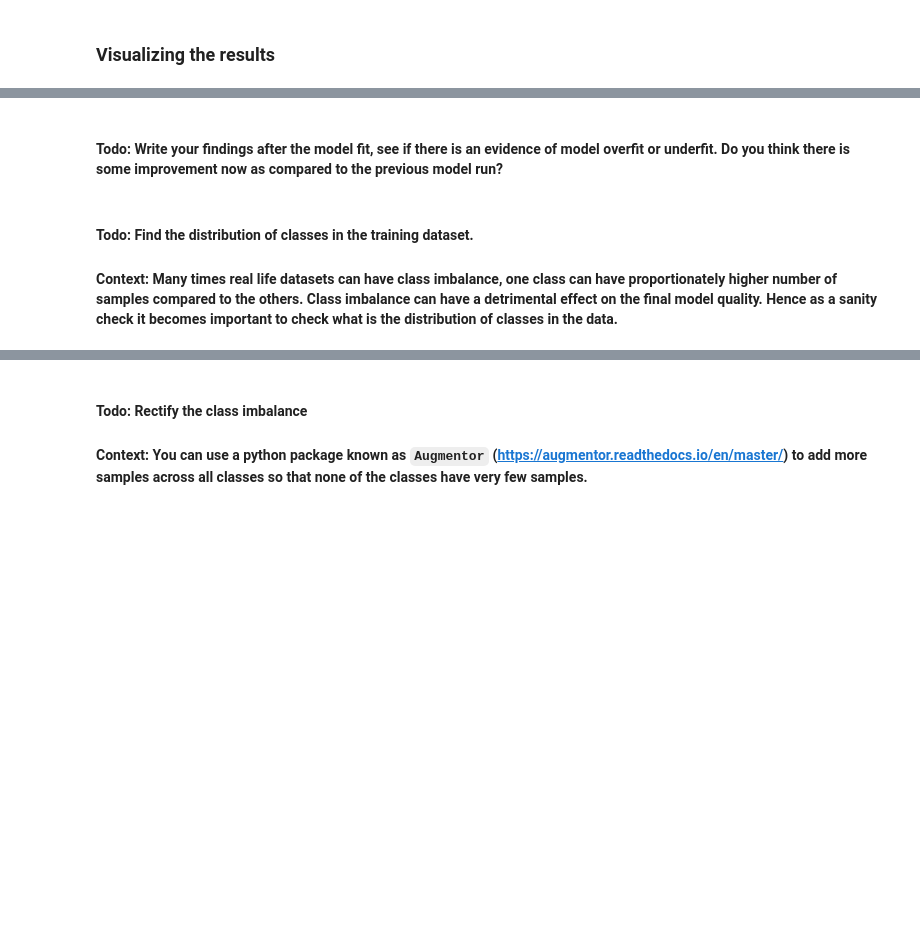
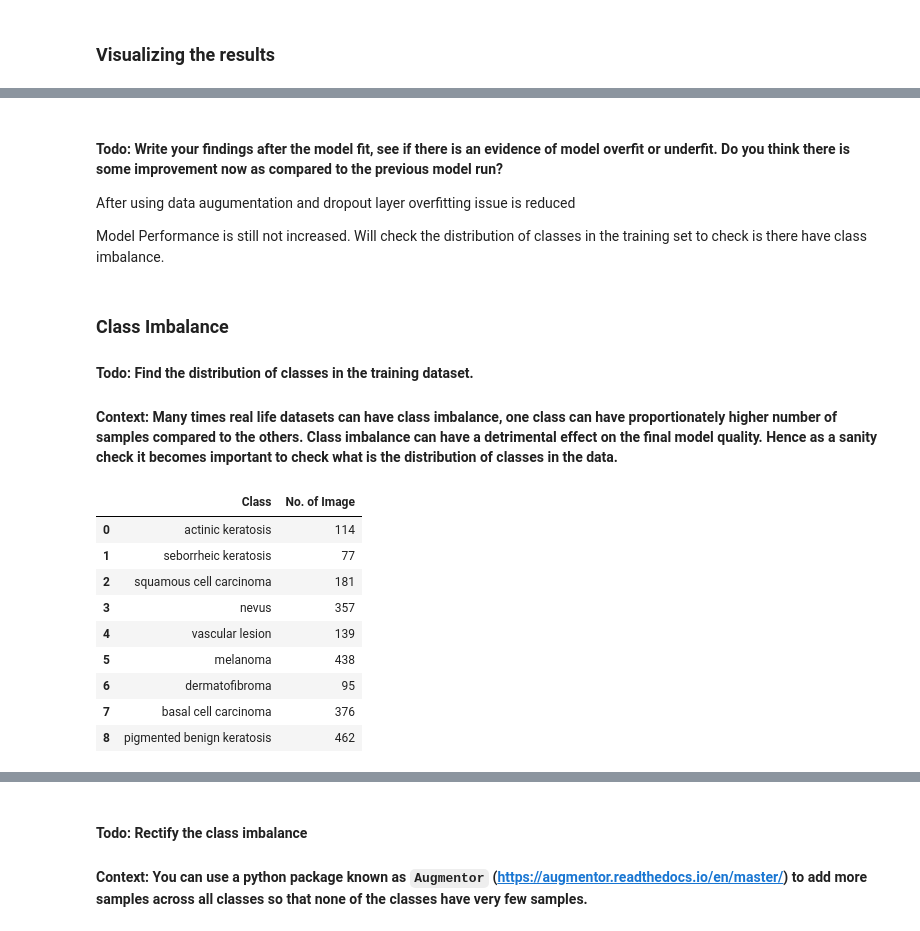
Before and after one commit to Shangardevi/Convolutional-Neural-Networks, a Jupyter notebook: Melanoma Detection Assignment/Starter_code_Assignment_CNN_Skin_Cancer (1).ipynb, the cells around one changed output, grey strips where cells are left out. Saved outputs shown, nothing was run; the diff lists cells and outputs as text; code cells hidden in the pictures; blank space fills up the shorter version.

```diff
--- a/Melanoma Detection Assignment/Starter_code_Assignment_CNN_Skin_Cancer (1).ipynb
+++ b/Melanoma Detection Assignment/Starter_code_Assignment_CNN_Skin_Cancer (1).ipynb
@@ -269,5 +418,10 @@ plt.show()
 # %% [markdown]
 #### Todo: Write your findings after the model fit, see if there is an evidence of model overfit or underfit. Do you think there is some improvement now as compared to the previous model run?
+
+After using data augumentation and dropout layer overfitting issue is reduced
+
+Model Performance is still not increased. Will check the distribution of classes in the training set to check is there have class imbalance.
 # %% [markdown]
+### Class Imbalance
 #### **Todo:** Find the distribution of classes in the training dataset.
 #### **Context:** Many times real life datasets can have class imbalance, one class can have proportionately higher number of samples compared to the others. Class imbalance can have a detrimental effect on the final model quality. Hence as a sanity check it becomes important to check what is the distribution of classes in the data.
@@ -275,0 +428,31 @@ plt.show()
+# %%
+## Your code goes here.
+def class_distribution_count(directory):
+
+    #count number of image in each classes
+    count= []
+    for path in pathlib.Path(directory).iterdir():
+        if path.is_dir():
+            count.append(len([name for name in os.listdir(path)
+                               if os.path.isfile(os.path.join(path, name))]))
+
+    #name of the classes
+    sub_directory = [name for name in os.listdir(directory)
+                    if os.path.isdir(os.path.join(directory, name))]
+
+    #return dataframe with image count and class.
+    return pd.DataFrame(list(zip(sub_directory,count)),columns =['Class', 'No. of Image'])
+
+df = class_distribution_count(data_dir_train)
+df
+# %% [output]
+|  | Class | No. of Image |
+| 0 | actinic keratosis | 114 |
+| 1 | seborrheic keratosis | 77 |
+| 2 | squamous cell carcinoma | 181 |
+| 3 | nevus | 357 |
+| 4 | vascular lesion | 139 |
+| 5 | melanoma | 438 |
+| 6 | dermatofibroma | 95 |
+| 7 | basal cell carcinoma | 376 |
+| 8 | pigmented benign keratosis | 462 |
```
Also changed, not shown: parts of 21 cells of this notebook.
